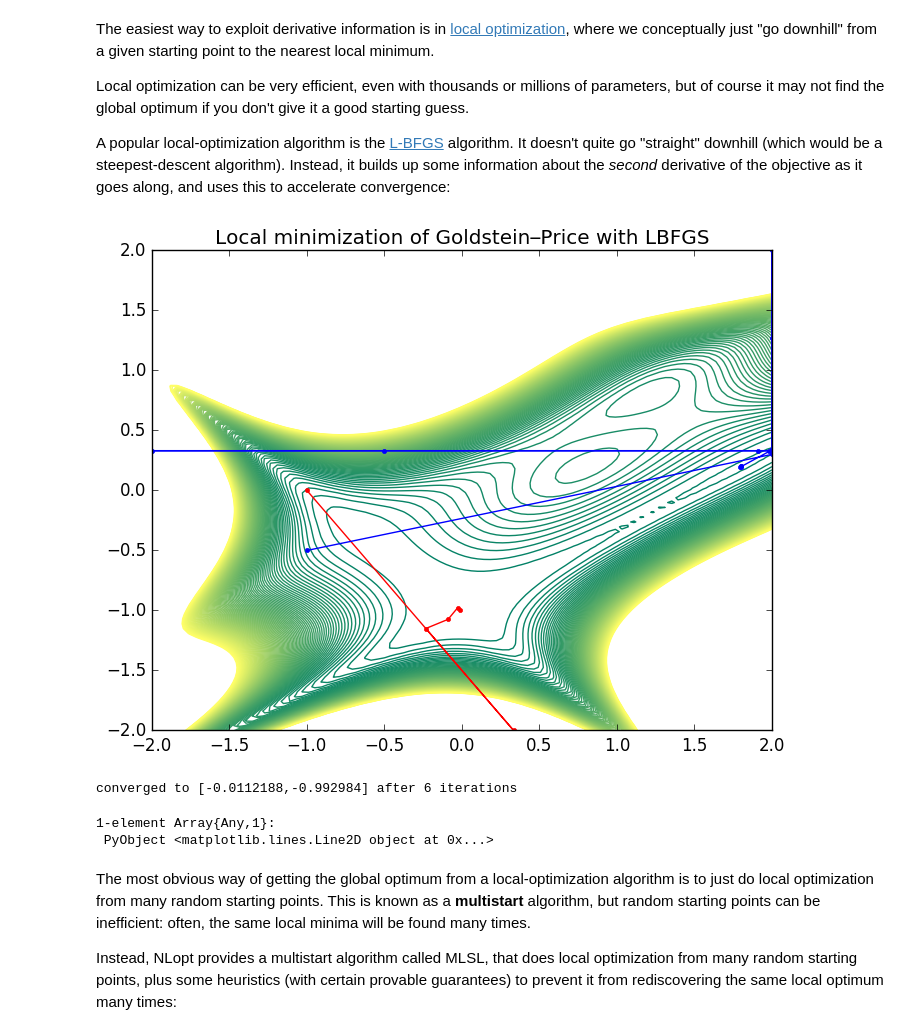
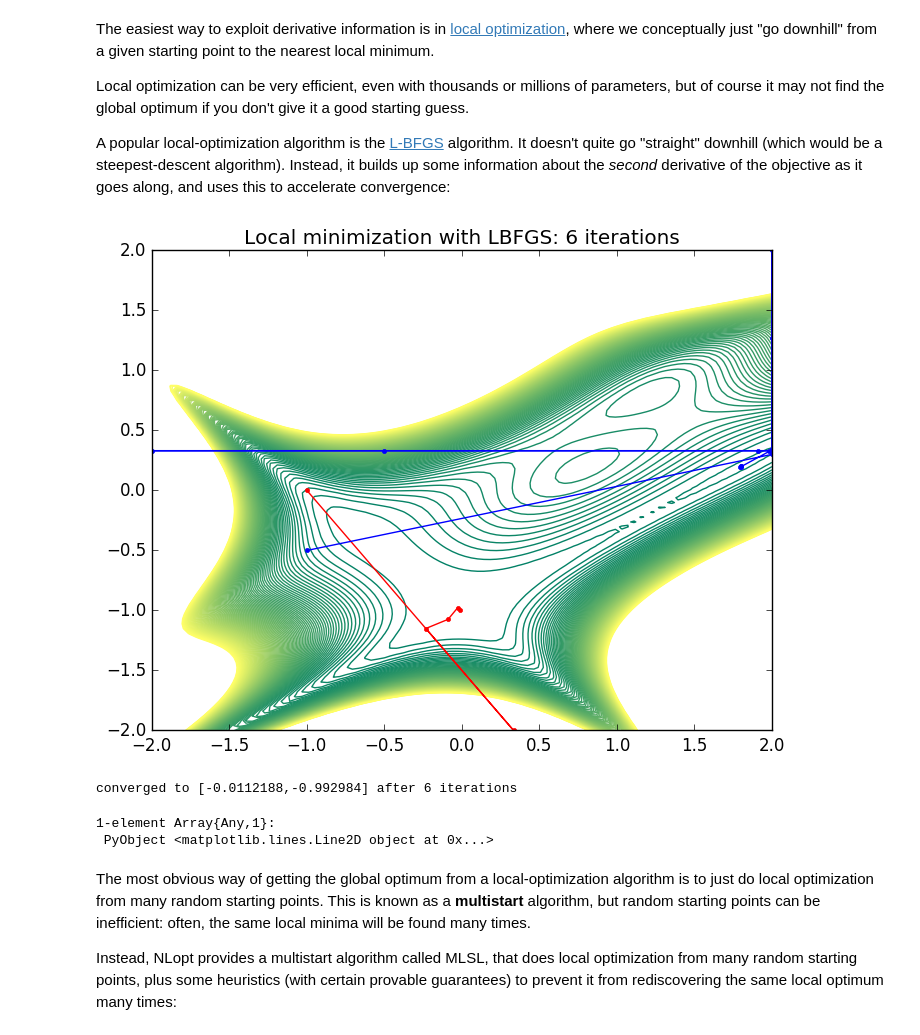
Before and after one commit to mitmath/18S096, a Jupyter notebook: lecture6/Numerical-Analysis.ipynb, the cells around one changed output. Drawn from its saved outputs; the diff is of its cells as text; code cells hidden in the pictures.

```diff
--- a/lecture6/Numerical-Analysis.ipynb
+++ b/lecture6/Numerical-Analysis.ipynb
@@ -606,28 +613,28 @@ A popular local-optimization algorithm is the [L-BFGS](https://en.wikipedia.org/
 # %%
 opt = Opt(NLopt.LD_LBFGS, 2)
 lower_bounds!(opt, [-2,-2])
 upper_bounds!(opt, [+2,+2])
 
 visited = NTuple{2,Float64}[]
 min_objective!(opt, (x,g) -> begin push!(visited, (x[1],x[2])); goldsteinprice(x,g); end)
 stopval!(opt, goldsteinprice(0,-1) + 0.1) # stop when within 0.1 of the global minimum
 maxeval!(opt, 10^4) # make sure we stop if it is not converging
 xtol_abs!(opt, 1e-3) # stop if x stops changing by 1e-3
 minf,minx,ret = optimize(opt, [-1,0])
 println("converged to $minx after ", length(visited), " iterations")
 
 x = linspace(-2,2,100)
 contour(x', x, goldsteinprice.(x', x), levels=linspace(0,10^4,100), cmap="summer")
 
-title("Local minimization of Goldstein–Price with LBFGS")
+title("Local minimization with LBFGS: $(length(visited)) iterations")
 plot(getindex.(visited,1), getindex.(visited,2), "r.-")
 
 # try a different starting point:
 visited = NTuple{2,Float64}[]
 optimize(opt, [-1,-0.5])
 plot(getindex.(visited,1), getindex.(visited,2), "b.-")
 # %% [output]
-[figure, old version]
+[figure, new version]
 converged to [-0.0112188,-0.992984] after 6 iterations
 1-element Array{Any,1}:
  PyObject <matplotlib.lines.Line2D object at 0x...>
```
Also changed, not shown: parts of 10 cells of this notebook.
